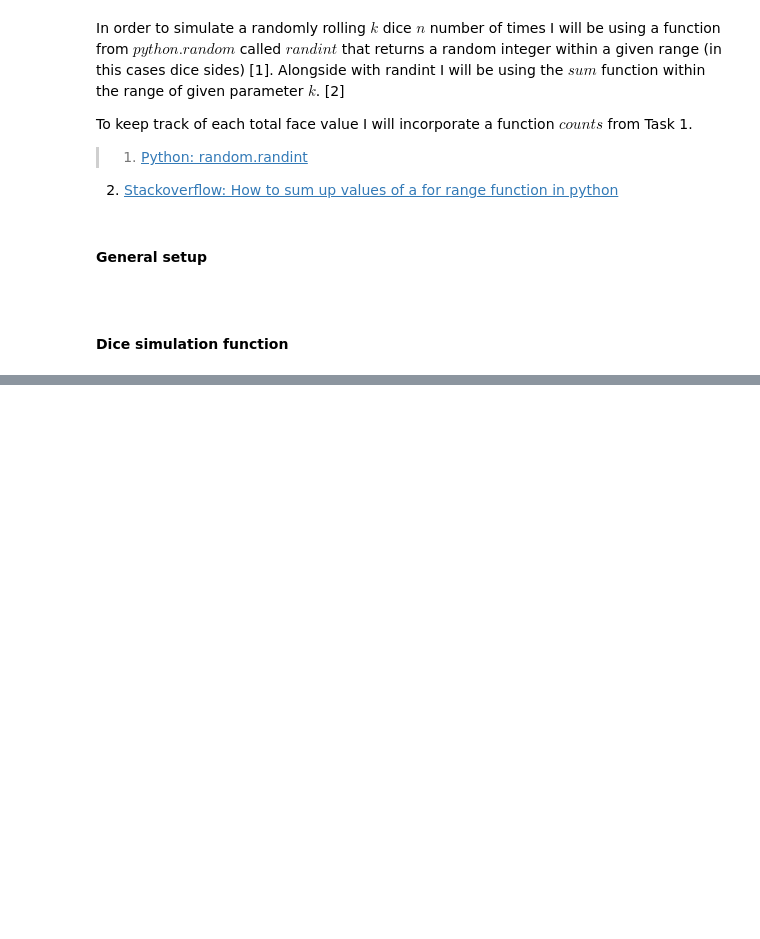
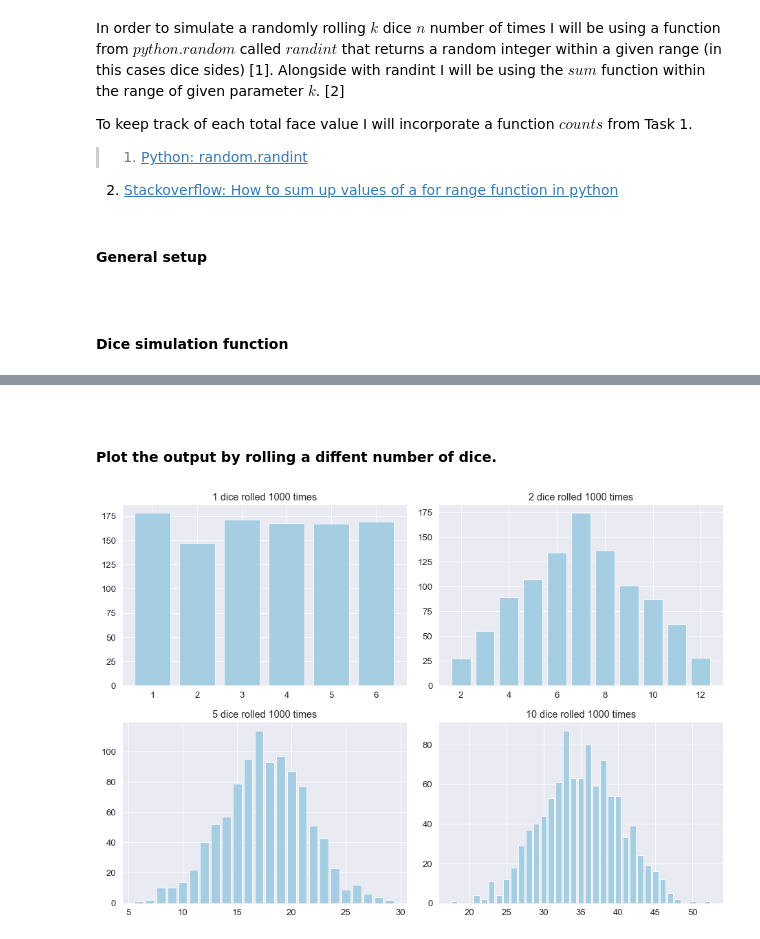
Before and after one commit to olgarozhdestvina/Fundamentals-of-Data-Analysis, a Jupyter notebook: Tasks.ipynb, the cells around one changed output, grey strips where cells are left out. Saved outputs shown, nothing was run; the diff lists cells and outputs as text; code cells hidden in the pictures; blank space fills up the shorter version.

Commit message:
task2: added a 2x2 plot and concusion based on it

```diff
--- a/Tasks.ipynb
+++ b/Tasks.ipynb
@@ -78,10 +76,10 @@ import matplotlib.pyplot as plt
 import seaborn as sns
 # %%
 # Colour scheme and styles for plots.
-sns.set_theme(palette="Set2", context="paper", font_scale=1.5)
+sns.set_theme(palette="Paired", context="paper", font_scale=1.5)
 
 # Better sized plots.
-plt.rcParams['figure.figsize'] = (10, 6)
+plt.rcParams['figure.figsize'] = (13, 9)
 # %% [markdown]
 <br>
 
@@ -126,0 +125,48 @@ dicerolls(2,1000)
+# %% [markdown]
+<br>
+
+#### Plot the output by rolling a diffent number of dice.
+# %%
+# Build 2x2 plots.
+fig, [[ax1, ax2],[ax3, ax4]] = plt.subplots(2,2, sharey=False)
+
+# Roll 1 Dice.
+k1 = 1
+n1 = 1000
+d = dicerolls(k1, n1)
+
+# Build a plot (by separating keys and values)
+ax1.bar(d.keys(), d.values())
+ax1.set_title(f"{k1} dice rolled {n1} times")
+
+#  2 Dice.
+k2 = 2
+n2 = 1000
+d = dicerolls(k2, n2)
+# Build a plot.
+ax2.bar(d.keys(), d.values())
+ax2.set_title(f"{k2} dice rolled {n2} times")
+
+# 5 Dice.
+k3 = 5
+n3 = 1000
+d = dicerolls(k3, n3)
+# Build a plot.
+ax3.bar(d.keys(), d.values())
+ax3.set_title(f"{k3} dice rolled {n3} times")
+
+# 10 Dice.
+k4 = 10
+n4 = 1000
+d = dicerolls(k4, n4)
+# Build a plot.
+ax4.bar(d.keys(), d.values())
+ax4.set_title(f"{k4} dice rolled {n4} times")
+
+# Clean up whitespace padding.
+fig.tight_layout()
+
+# Display plot.
+plt.show()
+# %% [output]
+[figure, added]
```
Also changed, not shown: parts of 4 cells of this notebook.
